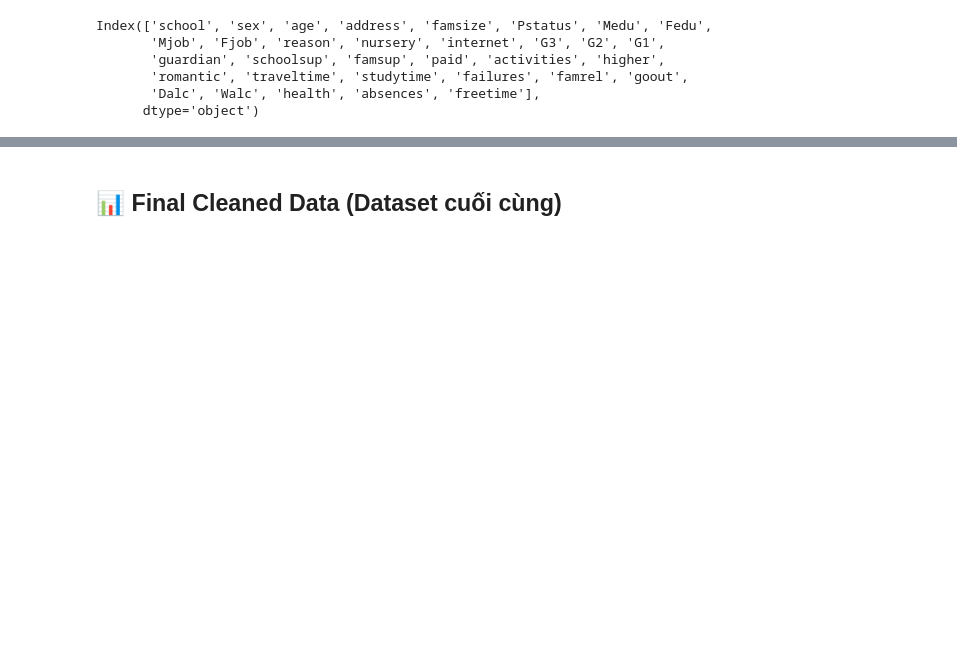
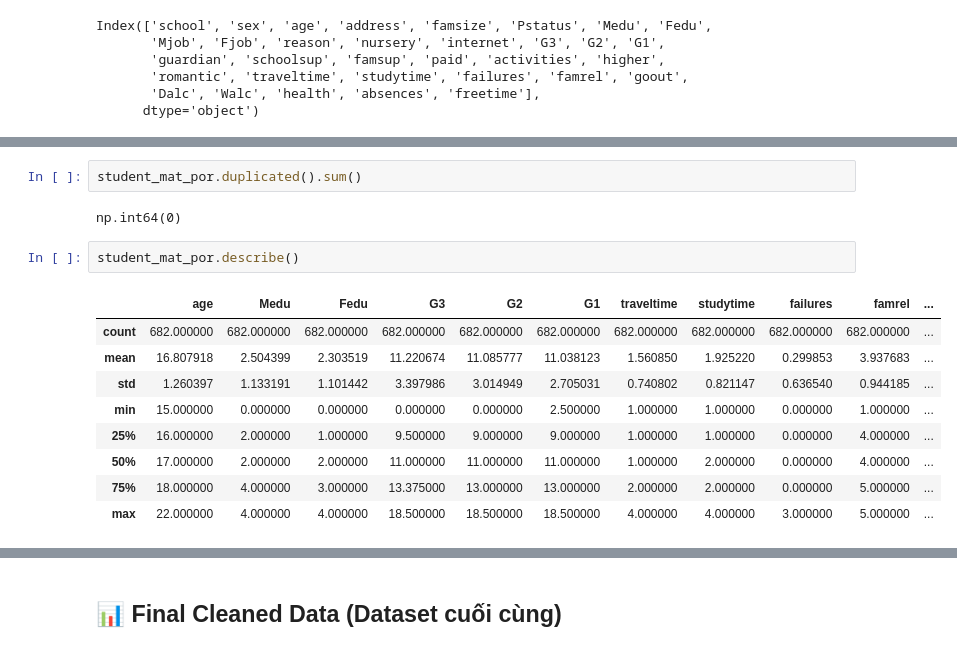
Before and after one commit to TienNguyen0712/student-alcohol-consumption-data-mining, a Jupyter notebook: notebooks/02_preprocessing.ipynb, the cells around one changed output, grey strips where cells are left out. Drawn from its saved outputs; the diff is of its cells as text; blank space fills up the shorter version.

```diff
--- a/notebooks/02_preprocessing.ipynb
+++ b/notebooks/02_preprocessing.ipynb
@@ -179,0 +199,16 @@ dtype: int64
+# %%
+student_mat_por.duplicated().sum()
+# %% [output]
+np.int64(0)
+# %%
+student_mat_por.describe()
+# %% [output]
+|  | age | Medu | Fedu | G3 | G2 | G1 | traveltime | studytime | failures | famrel | ... |
+| count | 682.000000 | 682.000000 | 682.000000 | 682.000000 | 682.000000 | 682.000000 | 682.000000 | 682.000000 | 682.000000 | 682.000000 | ... |
+| mean | 16.807918 | 2.504399 | 2.303519 | 11.220674 | 11.085777 | 11.038123 | 1.560850 | 1.925220 | 0.299853 | 3.937683 | ... |
+| std | 1.260397 | 1.133191 | 1.101442 | 3.397986 | 3.014949 | 2.705031 | 0.740802 | 0.821147 | 0.636540 | 0.944185 | ... |
+| min | 15.000000 | 0.000000 | 0.000000 | 0.000000 | 0.000000 | 2.500000 | 1.000000 | 1.000000 | 0.000000 | 1.000000 | ... |
+| 25% | 16.000000 | 2.000000 | 1.000000 | 9.500000 | 9.000000 | 9.000000 | 1.000000 | 1.000000 | 0.000000 | 4.000000 | ... |
+| 50% | 17.000000 | 2.000000 | 2.000000 | 11.000000 | 11.000000 | 11.000000 | 1.000000 | 2.000000 | 0.000000 | 4.000000 | ... |
+| 75% | 18.000000 | 4.000000 | 3.000000 | 13.375000 | 13.000000 | 13.000000 | 2.000000 | 2.000000 | 0.000000 | 5.000000 | ... |
+| max | 22.000000 | 4.000000 | 4.000000 | 18.500000 | 18.500000 | 18.500000 | 4.000000 | 4.000000 | 3.000000 | 5.000000 | ... |
```
Also changed, not shown: parts of 6 cells of this notebook.
